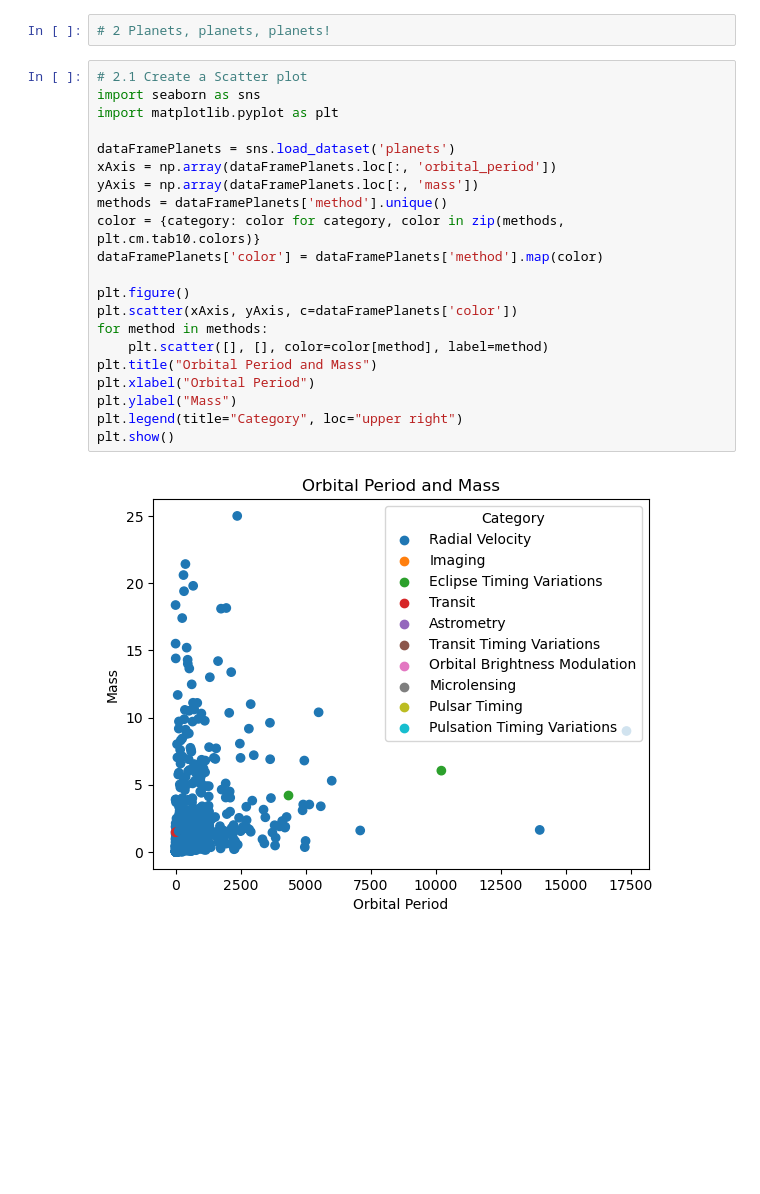
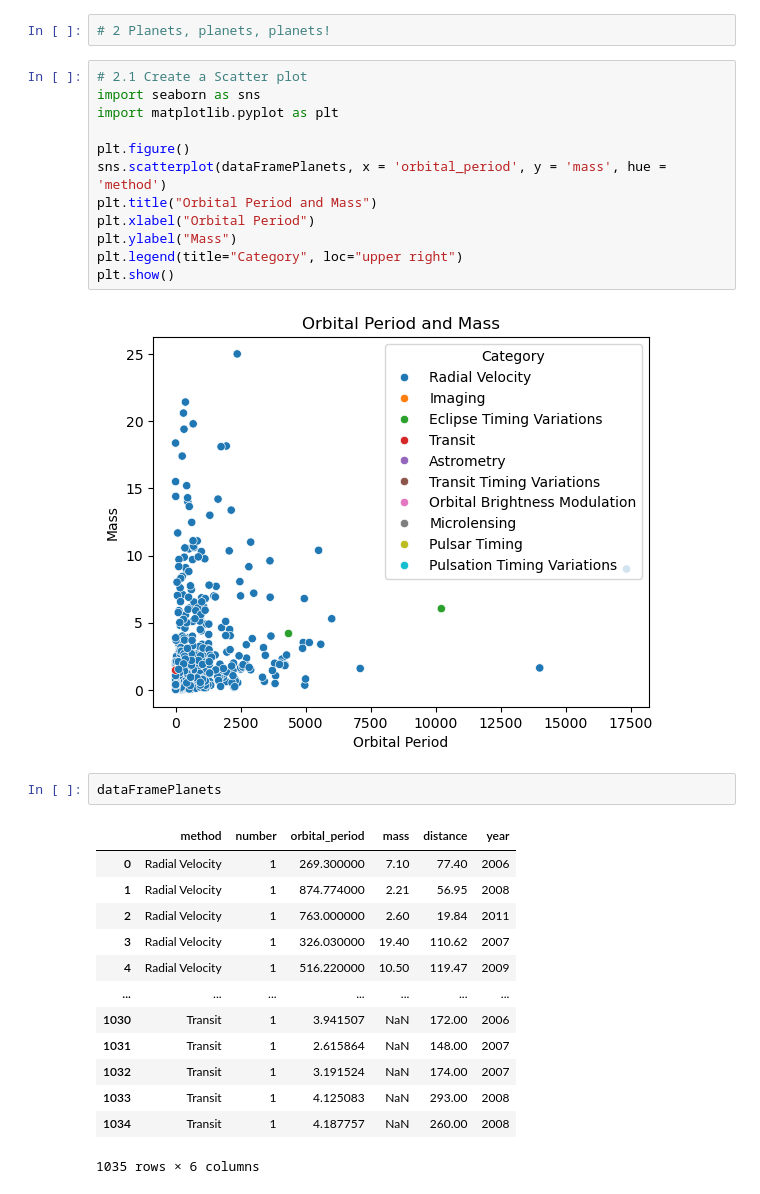
Before and after one commit to Maaacck/Python-Decal-Homework, a Jupyter notebook: Homework_7.ipynb, the cells around one changed output. Drawn from its saved outputs; the diff is of its cells as text; blank space fills up the shorter version.

```diff
--- a/Homework_7.ipynb
+++ b/Homework_7.ipynb
@@ -82,25 +82,32 @@ cvsDataFrame.to_csv('updated_global_air_quality.csv', index=False)
 # %%
 # 2.1 Create a Scatter plot
 import seaborn as sns
 import matplotlib.pyplot as plt
 
-dataFramePlanets = sns.load_dataset('planets')
-xAxis = np.array(dataFramePlanets.loc[:, 'orbital_period'])
-yAxis = np.array(dataFramePlanets.loc[:, 'mass'])
-methods = dataFramePlanets['method'].unique()
-color = {category: color for category, color in zip(methods, plt.cm.tab10.colors)}
-dataFramePlanets['color'] = dataFramePlanets['method'].map(color)
-
 plt.figure()
-plt.scatter(xAxis, yAxis, c=dataFramePlanets['color'])
-for method in methods:
-    plt.scatter([], [], color=color[method], label=method)
+sns.scatterplot(dataFramePlanets, x = 'orbital_period', y = 'mass', hue = 'method')
 plt.title("Orbital Period and Mass")
 plt.xlabel("Orbital Period")
 plt.ylabel("Mass")
 plt.legend(title="Category", loc="upper right")
 plt.show()
 # %% [output]
-[figure, old version]
+[figure, new version]
+# %%
+dataFramePlanets
+# %% [output]
+|  | method | number | orbital_period | mass | distance | year |
+| 0 | Radial Velocity | 1 | 269.300000 | 7.10 | 77.40 | 2006 |
+| 1 | Radial Velocity | 1 | 874.774000 | 2.21 | 56.95 | 2008 |
+| 2 | Radial Velocity | 1 | 763.000000 | 2.60 | 19.84 | 2011 |
+| 3 | Radial Velocity | 1 | 326.030000 | 19.40 | 110.62 | 2007 |
+| 4 | Radial Velocity | 1 | 516.220000 | 10.50 | 119.47 | 2009 |
+| ... | ... | ... | ... | ... | ... | ... |
+| 1030 | Transit | 1 | 3.941507 | NaN | 172.00 | 2006 |
+| 1031 | Transit | 1 | 2.615864 | NaN | 148.00 | 2007 |
+| 1032 | Transit | 1 | 3.191524 | NaN | 174.00 | 2007 |
+| 1033 | Transit | 1 | 4.125083 | NaN | 293.00 | 2008 |
+| 1034 | Transit | 1 | 4.187757 | NaN | 260.00 | 2008 |
+1035 rows × 6 columns
 # %%
 # 2.2 Create a Bar Chart
```
Also changed, not shown: parts of 1 cell of this notebook, 7 other files.
